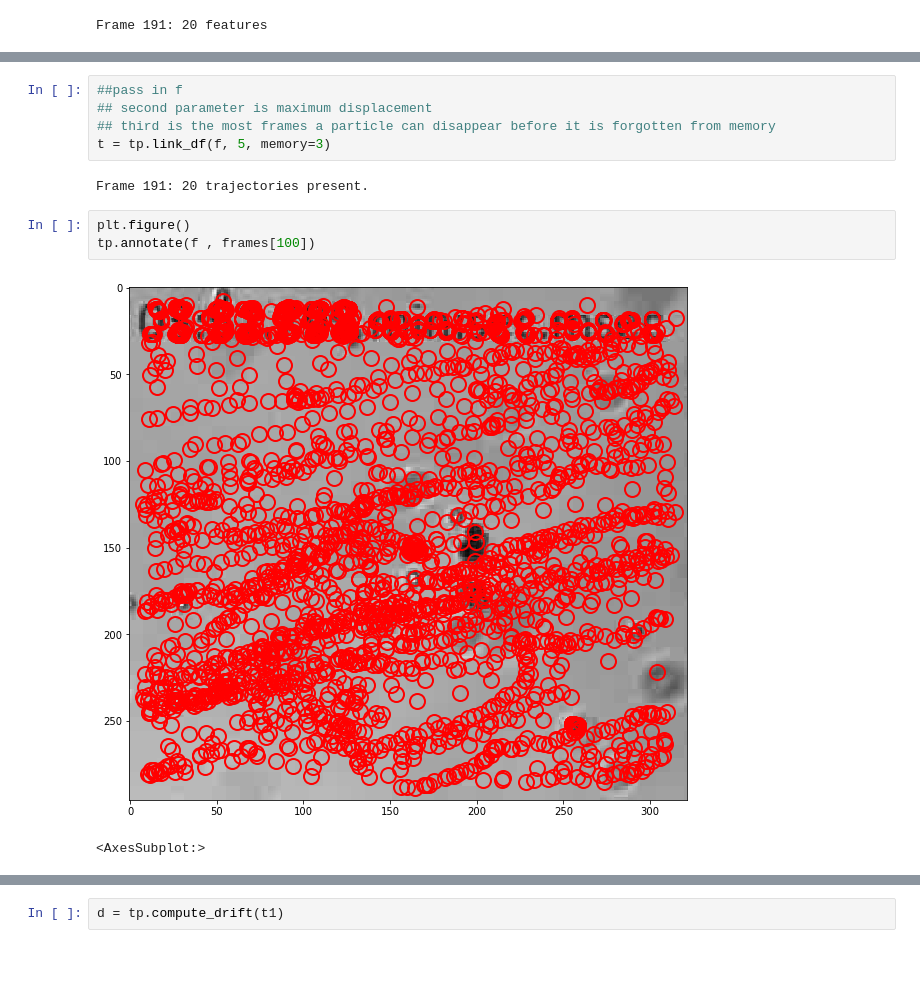
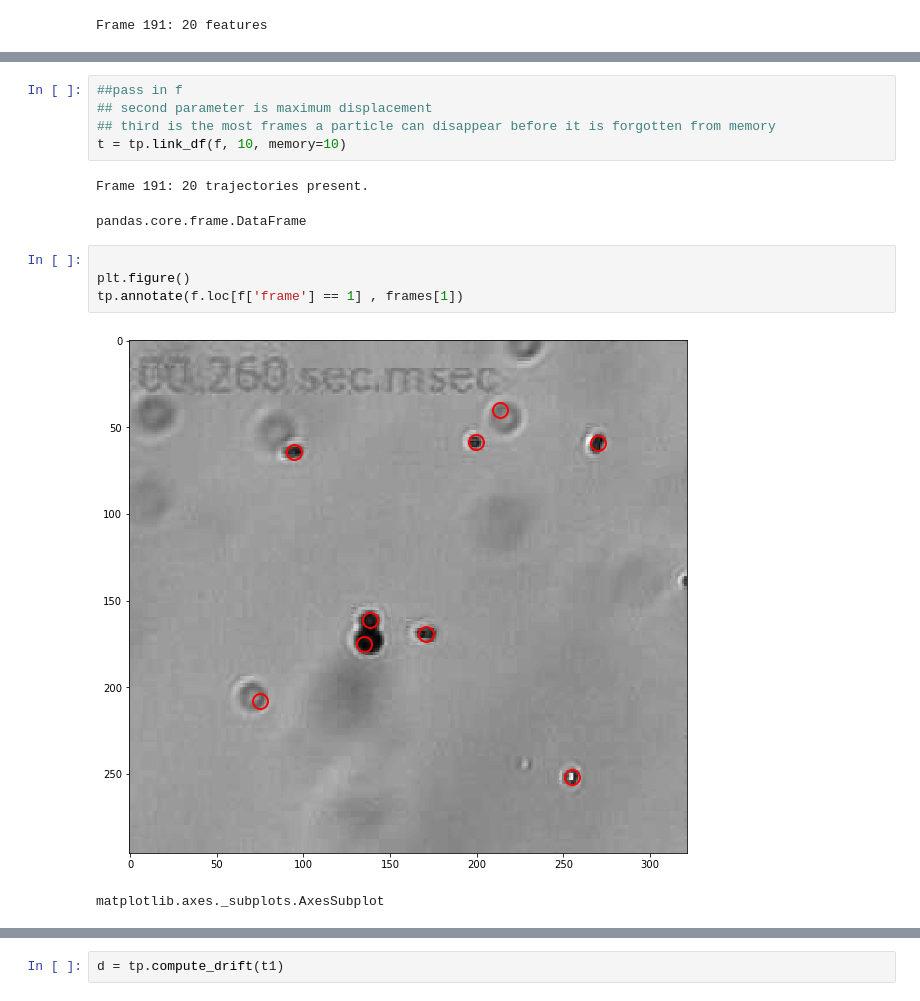
Before and after one commit to gavinbm/microbots, a Jupyter notebook: trackpy.ipynb, the cells around one changed output, grey strips where cells are left out. Saved outputs shown, nothing was run; the diff lists cells and outputs as text; blank space fills up the shorter version.

Commit message:
stitching frames together

```diff
--- a/trackpy.ipynb
+++ b/trackpy.ipynb
@@ -117,15 +125,17 @@ tp.annotate(f , frames[100])
 ##pass in f
 ## second parameter is maximum displacement
 ## third is the most frames a particle can disappear before it is forgotten from memory
-t = tp.link_df(f, 5, memory=3)
+t = tp.link_df(f, 10, memory=10)
 # %% [output]
 Frame 191: 20 trajectories present.
+pandas.core.frame.DataFrame
 # %%
+
 plt.figure()
-tp.annotate(f , frames[100])
+tp.annotate(f.loc[f['frame'] == 1] , frames[1])
 # %% [output]
-[figure, old version]
+[figure, new version]
-<AxesSubplot:>
+matplotlib.axes._subplots.AxesSubplot
 # %%
 t1 = tp.filter_stubs(t, 15)
 # Compare the number of particles in the unfiltered and filtered data.
```
Also changed, not shown: parts of 11 cells of this notebook.
